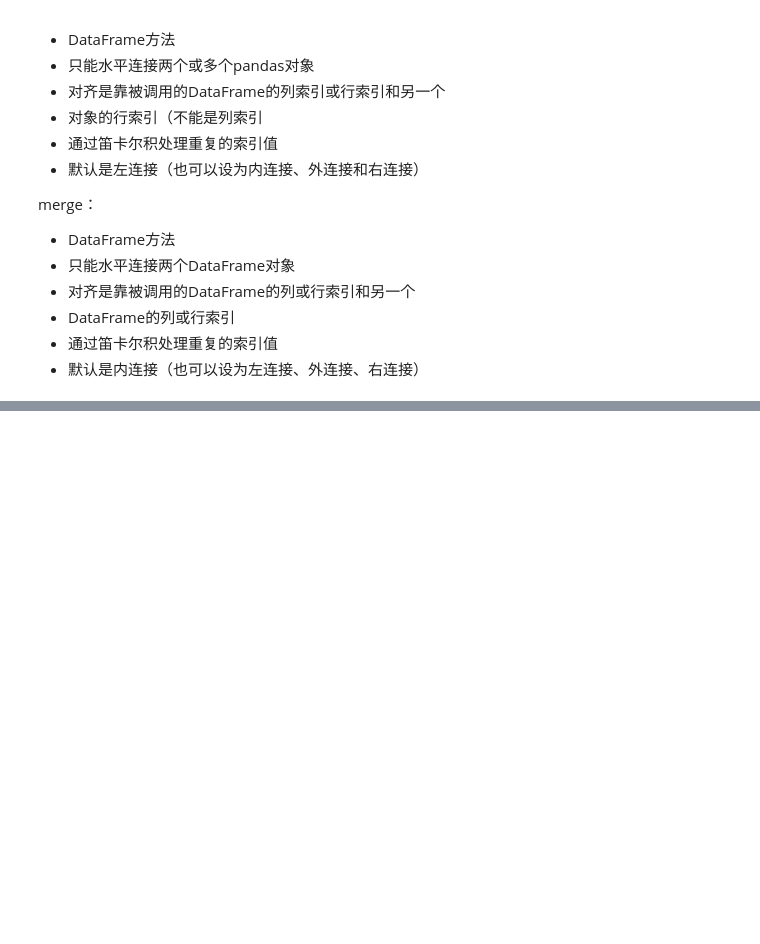
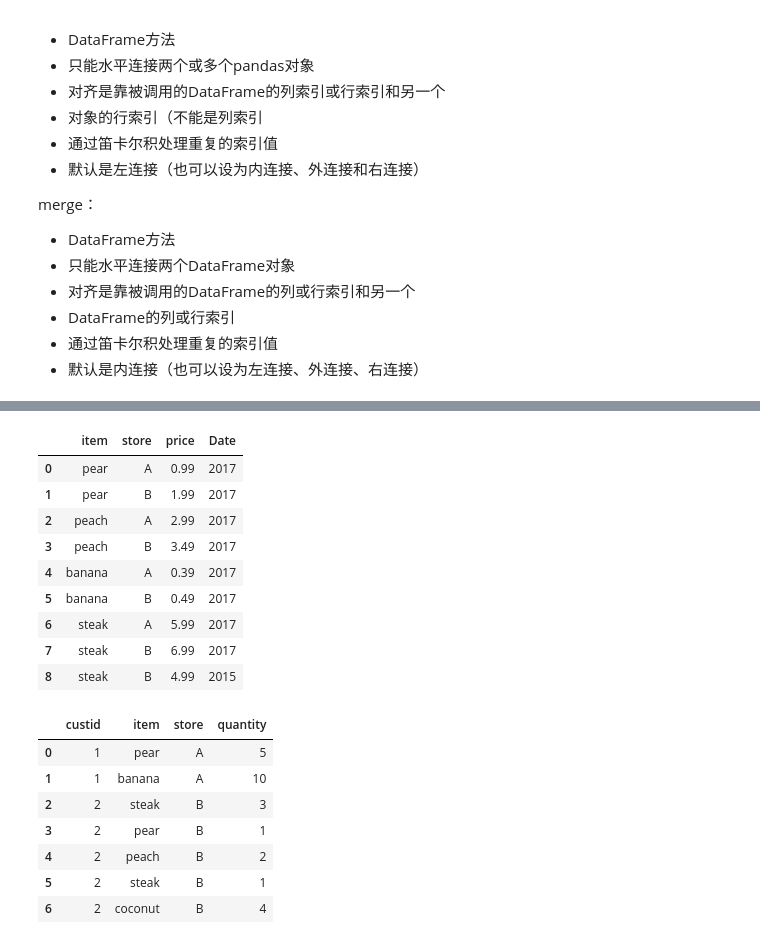
Before and after one commit to 99night66/pandas_study, a Jupyter notebook: 9_合并pandas对象.ipynb, the cells around one changed output, grey strips where cells are left out. Cells and saved outputs as stored; diff of their text form; code cells hidden in the pictures; blank space fills up the shorter version.

```diff
--- a/9_合并pandas对象.ipynb
+++ b/9_合并pandas对象.ipynb
@@ -364,7 +450,26 @@ stock_concat.equals(stock_merge)
 # %%
 names = ['prices', 'transactions']
-food_tables = [pd.read_csv('data/food_{}.csv'.format(name)) for name in names]
+food_tables = [pd.read_csv('food_{}.csv'.format(name)) for name in names]
 food_prices, food_transactions = food_tables
 display_frames(food_tables, 30)
+# %% [output]
+|  | item | store | price | Date |
+| 0 | pear | A | 0.99 | 2017 |
+| 1 | pear | B | 1.99 | 2017 |
+| 2 | peach | A | 2.99 | 2017 |
+| 3 | peach | B | 3.49 | 2017 |
+| 4 | banana | A | 0.39 | 2017 |
+| 5 | banana | B | 0.49 | 2017 |
+| 6 | steak | A | 5.99 | 2017 |
+| 7 | steak | B | 6.99 | 2017 |
+| 8 | steak | B | 4.99 | 2015 |
+|  | custid | item | store | quantity |
+| 0 | 1 | pear | A | 5 |
+| 1 | 1 | banana | A | 10 |
+| 2 | 2 | steak | B | 3 |
+| 3 | 2 | pear | B | 1 |
+| 4 | 2 | peach | B | 2 |
+| 5 | 2 | steak | B | 1 |
+| 6 | 2 | coconut | B | 4 |
 # %%
 food_transactions.merge(food_prices, on=['item', 'store'])
```
Also changed, not shown: parts of 15 cells of this notebook, 8 other files.
